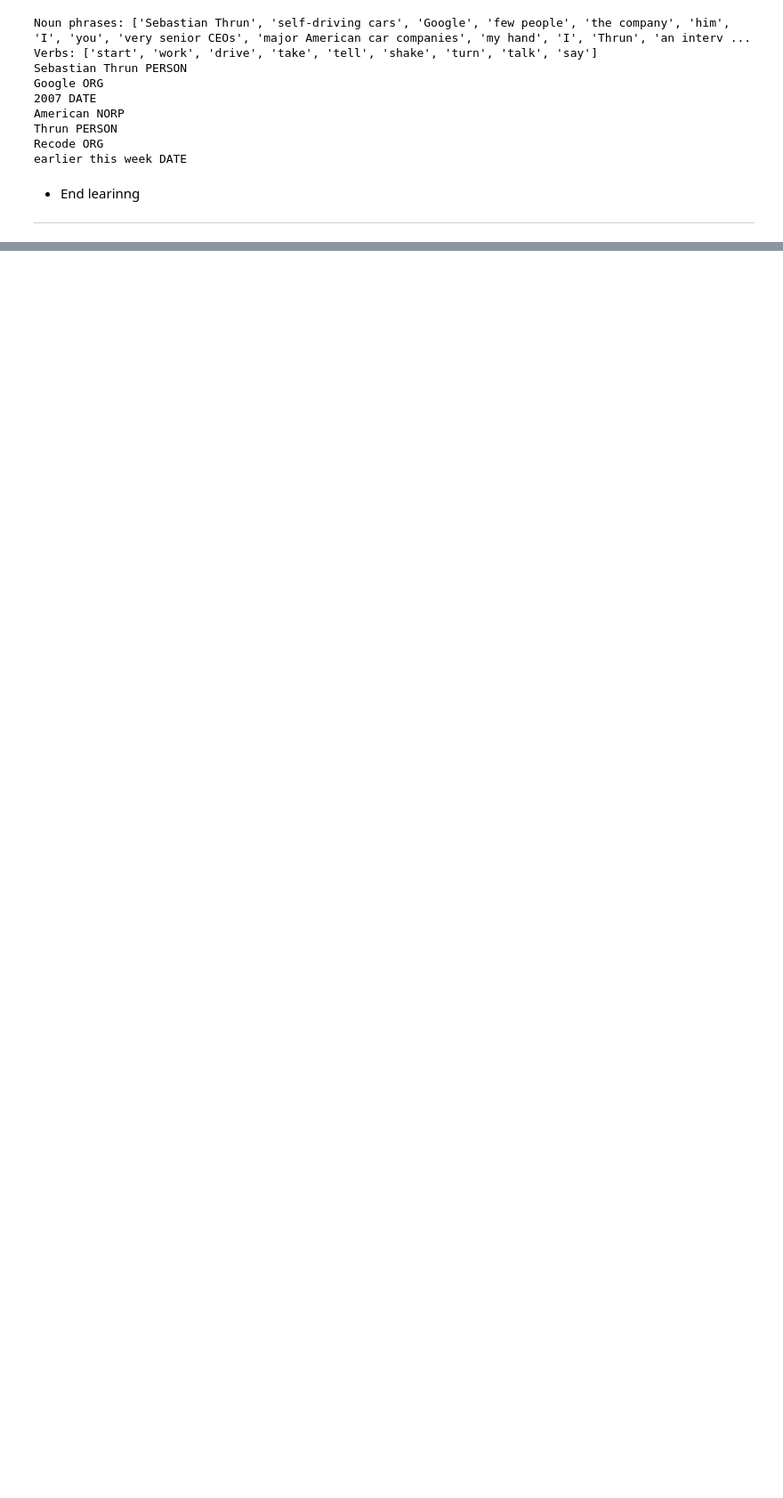
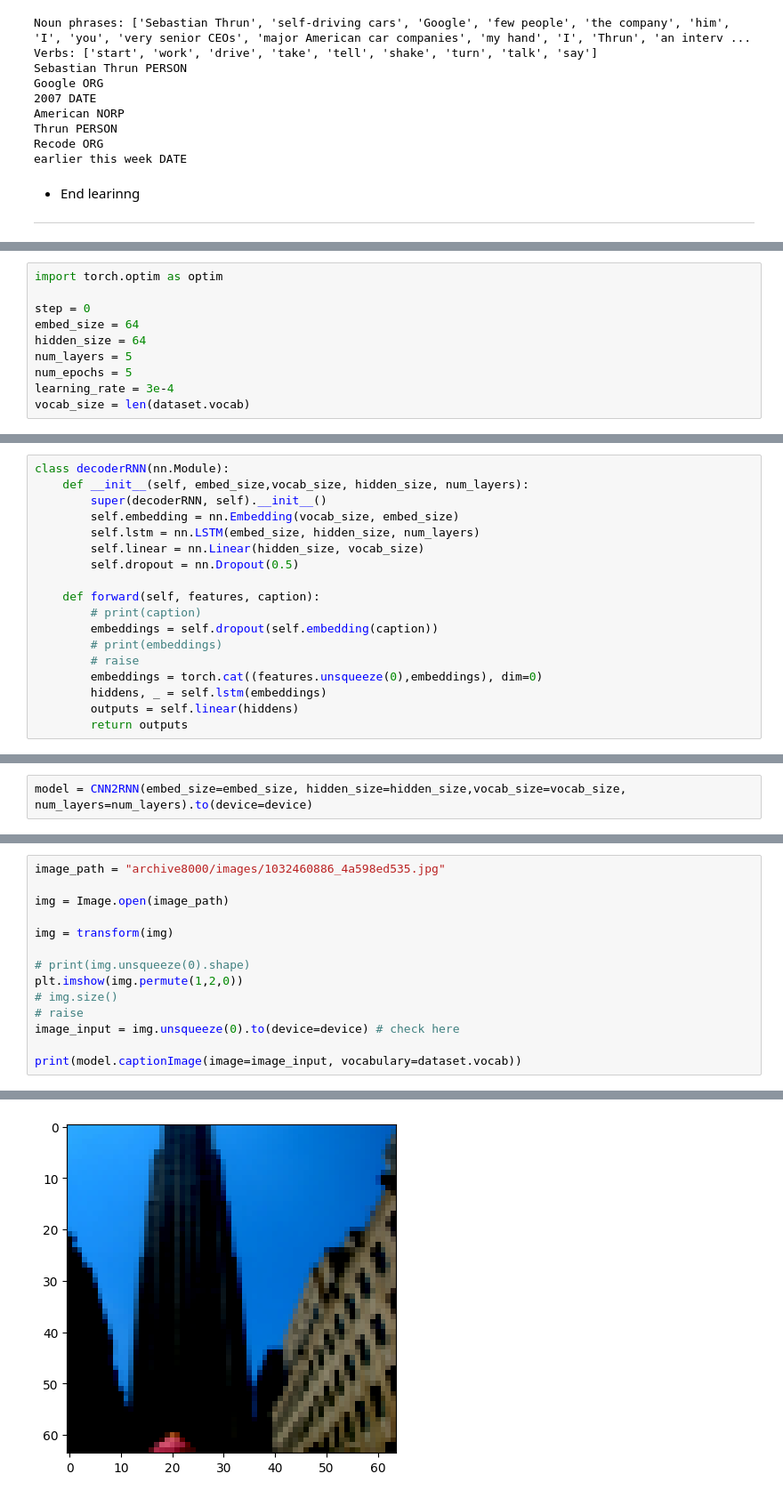
Before and after one commit to AtiChetsurakul/CapMePls, a Jupyter notebook: capme.ipynb, the cells around one changed output, grey strips where cells are left out. Shown at 89% size. Drawn from its saved outputs; the diff is of its cells as text; blank space fills up the shorter version.

```diff
--- a/capme.ipynb
+++ b/capme.ipynb
@@ -68,0 +223,10 @@ earlier this week DATE
+# %%
+import torch.optim as optim
+
+step = 0
+embed_size = 64
+hidden_size = 64
+num_layers = 5
+num_epochs = 5
+learning_rate = 3e-4
+vocab_size = len(dataset.vocab)
@@ -68,0 +257,18 @@ earlier this week DATE
+# %%
+class decoderRNN(nn.Module):
+    def __init__(self, embed_size,vocab_size, hidden_size, num_layers):
+        super(decoderRNN, self).__init__()
+        self.embedding = nn.Embedding(vocab_size, embed_size)
+        self.lstm = nn.LSTM(embed_size, hidden_size, num_layers)
+        self.linear = nn.Linear(hidden_size, vocab_size)
+        self.dropout = nn.Dropout(0.5)
+
+    def forward(self, features, caption):
+        # print(caption)
+        embeddings = self.dropout(self.embedding(caption))
+        # print(embeddings)
+        # raise
+        embeddings = torch.cat((features.unsqueeze(0),embeddings), dim=0)
+        hiddens, _ = self.lstm(embeddings)
+        outputs = self.linear(hiddens)
+        return outputs
@@ -68,0 +308,2 @@ earlier this week DATE
+# %%
+model = CNN2RNN(embed_size=embed_size, hidden_size=hidden_size,vocab_size=vocab_size, num_layers=num_layers).to(device=device)
@@ -68,0 +371,15 @@ earlier this week DATE
+# %%
+image_path = "archive8000/images/1032460886_4a598ed535.jpg"
+
+img = Image.open(image_path)
+
+img = transform(img)
+
+# print(img.unsqueeze(0).shape)
+plt.imshow(img.permute(1,2,0))
+# img.size()
+# raise
+image_input = img.unsqueeze(0).to(device=device) # check here
+
+print(model.captionImage(image=image_input, vocabulary=dataset.vocab))
+# %% [output]
@@ -68,0 +388 @@ earlier this week DATE
+[figure, added]
```
Also changed, not shown: parts of 27 cells of this notebook, 3 other files.
